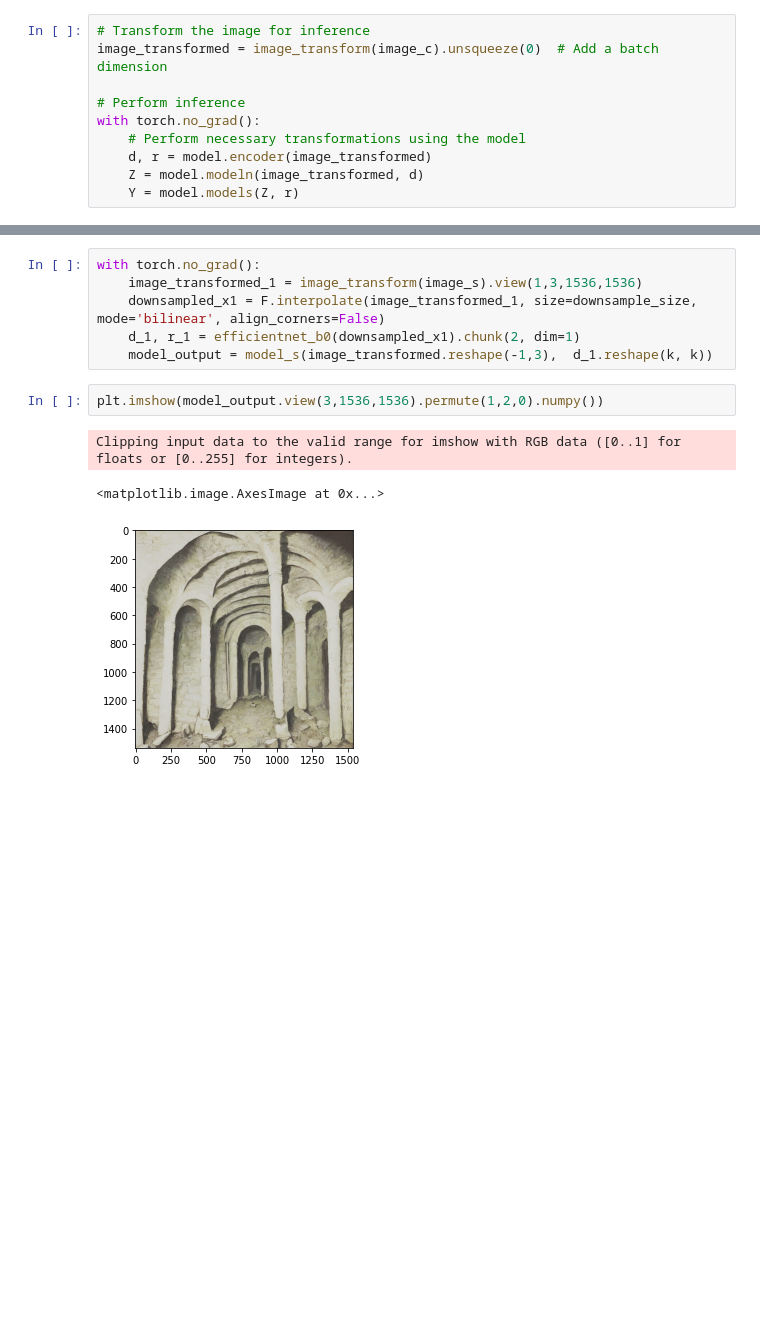
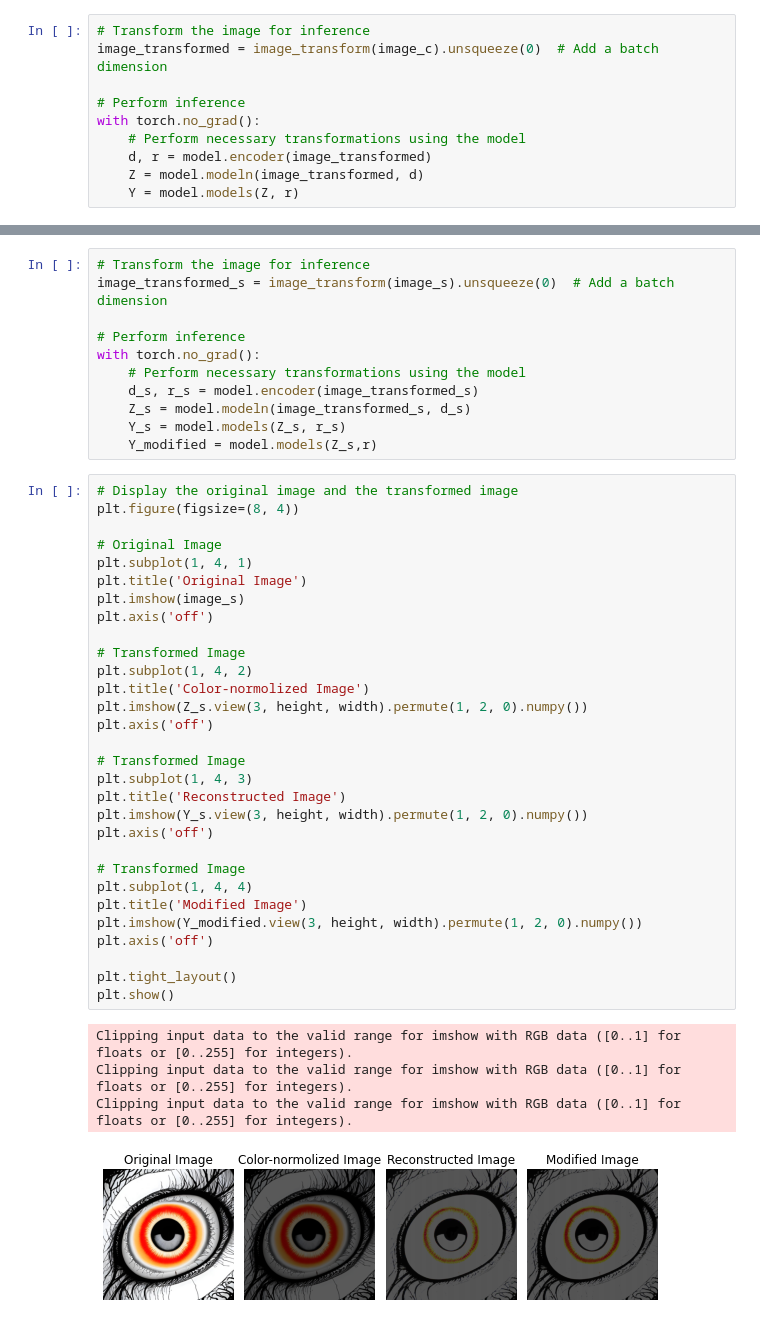
Before and after one commit to dmitry-guskov/StyleTransfer, a Jupyter notebook: test.ipynb, the cells around one changed output, grey strips where cells are left out. Saved outputs shown, nothing was run; the diff lists cells and outputs as text; blank space fills up the shorter version.

```diff
--- a/test.ipynb
+++ b/test.ipynb
@@ -293,15 +300,49 @@ plt.imshow(image_s)
 # %% [output]
 <matplotlib.image.AxesImage at 0x...>
 [figure]
-# %%
-with torch.no_grad():
-    image_transformed_1 = image_transform(image_s).view(1,3,1536,1536)
-    downsampled_x1 = F.interpolate(image_transformed_1, size=downsample_size, mode='bilinear', align_corners=False)
-    d_1, r_1 = efficientnet_b0(downsampled_x1).chunk(2, dim=1)
-    model_output = model_s(image_transformed.reshape(-1,3),  d_1.reshape(k, k))
-# %%
-plt.imshow(model_output.view(3,1536,1536).permute(1,2,0).numpy())
-# %% [output]
-Clipping input data to the valid range for imshow with RGB data ([0..1] for floats or [0..255] for integers).
-<matplotlib.image.AxesImage at 0x...>
-[figure, removed]
+# %%
+# Transform the image for inference
+image_transformed_s = image_transform(image_s).unsqueeze(0)  # Add a batch dimension
+
+# Perform inference
+with torch.no_grad():
+    # Perform necessary transformations using the model
+    d_s, r_s = model.encoder(image_transformed_s)
+    Z_s = model.modeln(image_transformed_s, d_s)
+    Y_s = model.models(Z_s, r_s)
+    Y_modified = model.models(Z_s,r)
+# %%
+# Display the original image and the transformed image
+plt.figure(figsize=(8, 4))
+
+# Original Image
+plt.subplot(1, 4, 1)
+plt.title('Original Image')
+plt.imshow(image_s)
+plt.axis('off')
+
+# Transformed Image
+plt.subplot(1, 4, 2)
+plt.title('Color-normolized Image')
+plt.imshow(Z_s.view(3, height, width).permute(1, 2, 0).numpy())
+plt.axis('off')
+
+# Transformed Image
+plt.subplot(1, 4, 3)
+plt.title('Reconstructed Image')
+plt.imshow(Y_s.view(3, height, width).permute(1, 2, 0).numpy())
+plt.axis('off')
+
+# Transformed Image
+plt.subplot(1, 4, 4)
+plt.title('Modified Image')
+plt.imshow(Y_modified.view(3, height, width).permute(1, 2, 0).numpy())
+plt.axis('off')
+
+plt.tight_layout()
+plt.show()
+# %% [output]
+Clipping input data to the valid range for imshow with RGB data ([0..1] for floats or [0..255] for integers).
+Clipping input data to the valid range for imshow with RGB data ([0..1] for floats or [0..255] for integers).
+Clipping input data to the valid range for imshow with RGB data ([0..1] for floats or [0..255] for integers).
+[figure, added]
```
Also changed, not shown: parts of 7 cells of this notebook.
